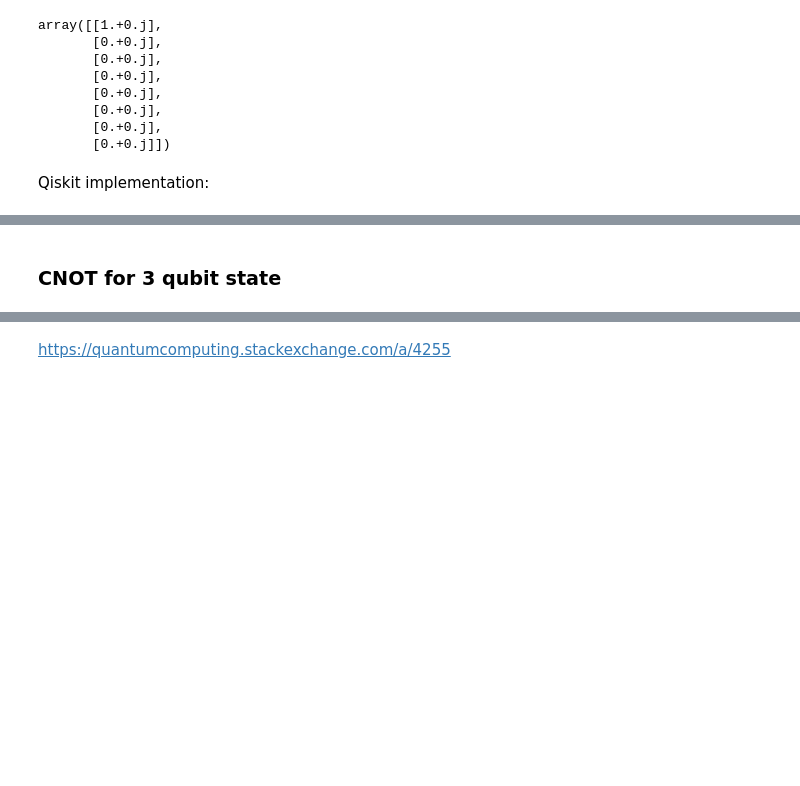
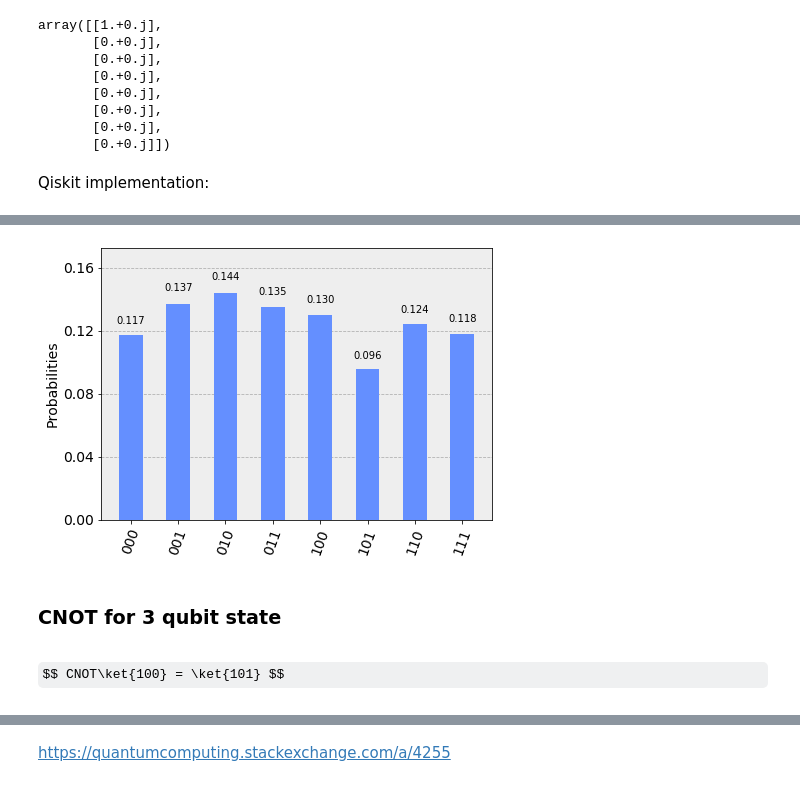
Before and after one commit to lukasszz/qiskit-exp, a Jupyter notebook: multiqubit-gates/Constructing matrices for multiqubit quantum gates.ipynb, the cells around one changed output, grey strips where cells are left out. Cells and saved outputs as stored; diff of their text form; code cells hidden in the pictures; some formulas as TeX source; blank space fills up the shorter version.

Commit message:
cnot

```diff
--- a/multiqubit-gates/Constructing matrices for multiqubit quantum gates.ipynb
+++ b/multiqubit-gates/Constructing matrices for multiqubit quantum gates.ipynb
@@ -266,2 +268,11 @@ Qiskit implementation:
+# %%
+circ.measure(q3, c3)
+backend = BasicAer.get_backend('qasm_simulator')
+shots = 1024
+results = execute(circ, backend=backend, shots=shots).result()
+answer = results.get_counts()
+plot_histogram(answer)
+# %% [output]
+[figure, added]
 # %% [markdown]
 ### CNOT for 3 qubit state
@@ -288,0 +279,2 @@ ccz210 = np.kron(np.kron(I, p00), p00) + np.kron(np.kron(Z, p11), p11)
+# %% [markdown]
+$$ CNOT\ket{100} = \ket{101} $$
```
Also changed, not shown: parts of 19 cells of this notebook.
